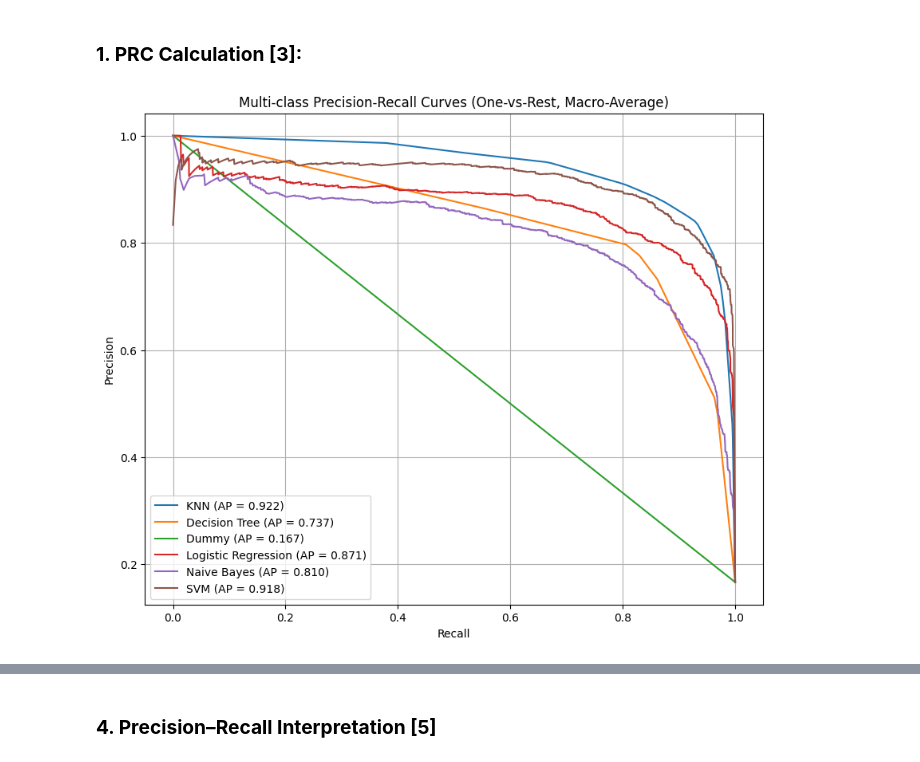
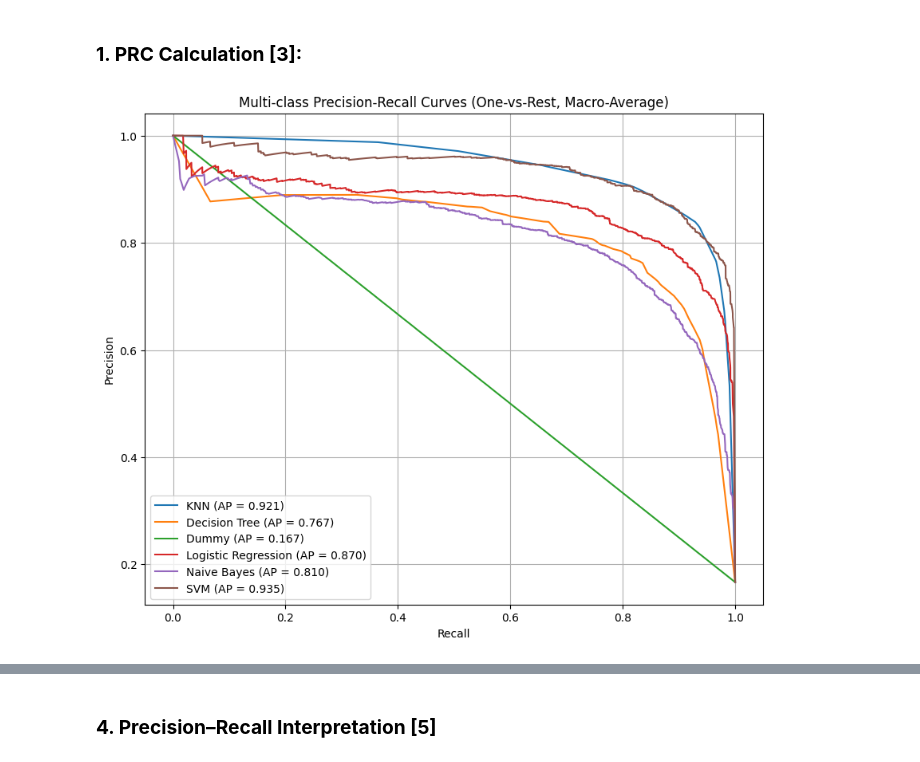
Before and after one commit to KaeBee2003/assignment-7-KaeBee2003, a Jupyter notebook: Ass7.ipynb, the cells around one changed output, grey strips where cells are left out. Saved outputs shown, nothing was run; the diff lists cells and outputs as text; code cells hidden in the pictures.

```diff
--- a/Ass7.ipynb
+++ b/Ass7.ipynb
@@ -200,0 +152,40 @@ plt.show()
+# %%
+y_test_bin = label_binarize(y2, classes=np.unique(y1))
+n_classes = y_test_bin.shape[1]
+roc_results = {}
+# %%
+
+plt.figure(figsize=(10, 8))
+
+for name, model in best_models.items():
+    if hasattr(model, "predict_proba"):
+        y_score = model.predict_proba(X2_scaled)
+    elif hasattr(model, "decision_function"):
+        y_score = model.decision_function(X2_scaled)
+    else:
+        continue
+
+    fpr, tpr, roc_auc = {}, {}, {}
+    for i in range(n_classes):
+        fpr[i], tpr[i], _ = roc_curve(y_test_bin[:, i], y_score[:, i])
+        roc_auc[i] = auc(fpr[i], tpr[i])
+
+    # Compute macro-average ROC curve
+    all_fpr = np.unique(np.concatenate([fpr[i] for i in range(n_classes)]))
+    mean_tpr = np.zeros_like(all_fpr)
+    for i in range(n_classes):
+        mean_tpr += np.interp(all_fpr, fpr[i], tpr[i])
+    mean_tpr /= n_classes
+
+    macro_auc = auc(all_fpr, mean_tpr)
+    roc_results[name] = macro_auc
+
+    plt.plot(all_fpr, mean_tpr, label=f"{name} (AUC = {macro_auc:.3f})")
+
+plt.plot([0, 1], [0, 1], 'k--', label='Random Chance')
+plt.xlabel("False Positive Rate")
+plt.ylabel("True Positive Rate")
+plt.title("Multi-class ROC Curves (One-vs-Rest, Macro-Average)")
+plt.legend(loc="lower right")
+plt.grid(True)
+plt.show()
@@ -238,39 +231,39 @@ prc_results = {}
 # %%
 plt.figure(figsize=(10, 8))
 
-for name, model in models.items():
+for name, model in best_models.items():
     if hasattr(model, "predict_proba"):
         y_score = model.predict_proba(X2_scaled)
     else:
         continue
 
     precision = dict()
     recall = dict()
     avg_precision = dict()
 
     for i in range(n_classes):
         precision[i], recall[i], _ = precision_recall_curve(y_test_bin[:, i], y_score[:, i])
         avg_precision[i] = average_precision_score(y_test_bin[:, i], y_score[:, i])
 
     all_recall = np.unique(np.concatenate([recall[i] for i in range(n_classes)]))
     mean_precision = np.zeros_like(all_recall)
     for i in range(n_classes):
         mean_precision += np.interp(all_recall, recall[i][::-1], precision[i][::-1])
     mean_precision /= n_classes
 
     macro_ap = np.mean(list(avg_precision.values()))
     prc_results[name] = macro_ap
 
     plt.plot(all_recall, mean_precision, label=f"{name} (AP = {macro_ap:.3f})")
 
 plt.xlabel("Recall")
 plt.ylabel("Precision")
 plt.title("Multi-class Precision-Recall Curves (One-vs-Rest, Macro-Average)")
 plt.legend(loc="lower left")
 plt.grid(True)
 plt.show()
 # %% [output]
-[figure, old version]
+[figure, new version]
 # %%
 prc_df = pd.DataFrame(list(prc_results.items()), columns=["Model", "Macro-Averaged AP"])
 print("\nPrecision-Recall (AP) Results:")
```
Also changed, not shown: parts of 18 cells of this notebook.
